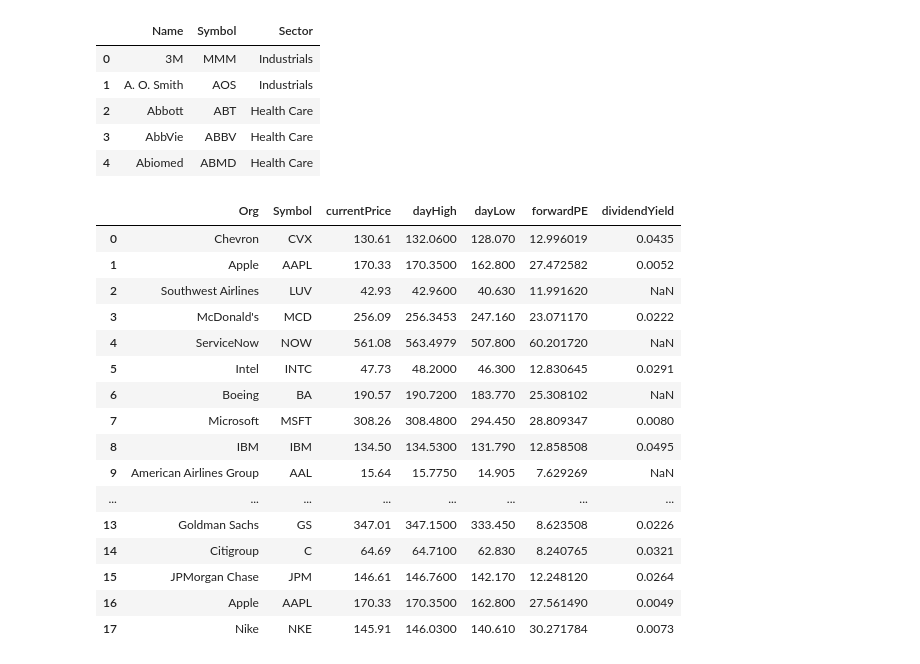
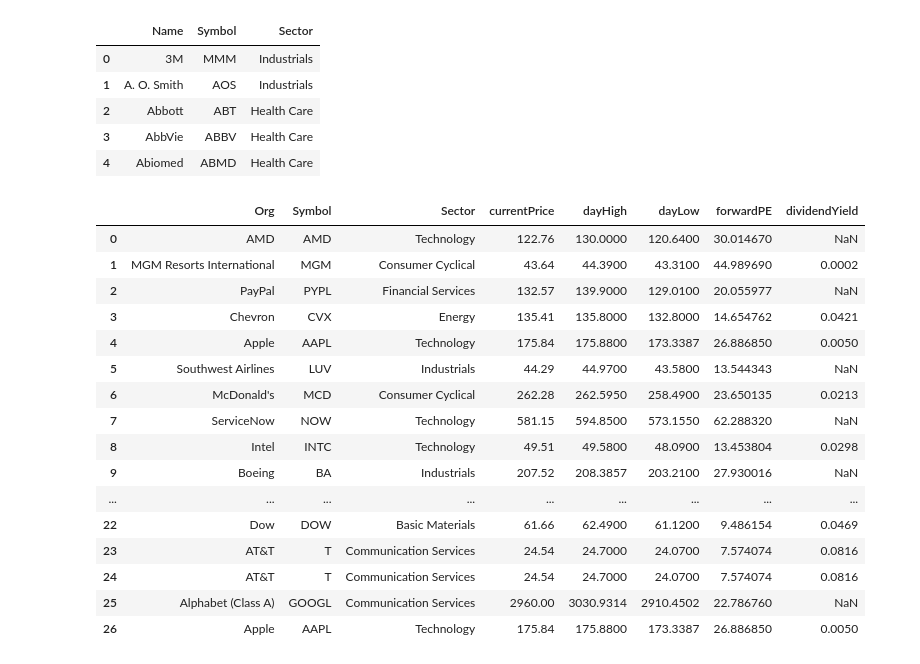
Before and after one commit to konvicnymartin/Python-FinalProject, a Jupyter notebook: Project.ipynb, the cells around one changed output. Saved outputs shown, nothing was run; the diff lists cells and outputs as text; code cells hidden in the pictures.

Commit message:
Sector exposure

```diff
--- a/Project.ipynb
+++ b/Project.ipynb
@@ -133,7 +133,10 @@ Chevron ORG shares retreat from a record after fourth-quarter DATE profit falls
+# %%
+# All headlines
+headlines = TC + TW + TY
 # %%
 # Extract ORG from headlines
 companies = []
-for title in TC:
+for title in headlines:
     doc = nlp(title.text)
     for token in doc.ents:
         if token.label_ == 'ORG':
@@ -175,51 +178,53 @@ stocks_df.head()
 stock_dict = {
     'Org': [],
     'Symbol': [],
+    'Sector': [],
     'currentPrice': [],
     'dayHigh': [],
     'dayLow': [],
     'forwardPE': [],
     'dividendYield': []
 }
 
 # collecting information
 for company in companies:
     try:
         if stocks_df['Name'].str.contains(company).sum():
             symbol = stocks_df[stocks_df['Name'].\
                                 str.contains(company)]['Symbol'].values[0]
             org_name = stocks_df[stocks_df['Name'].\
                                 str.contains(company)]['Name'].values[0]
             stock_dict['Org'].append(org_name)
             stock_dict['Symbol'].append(symbol)
             stock_info = yf.Ticker(symbol).info
+            stock_dict['Sector'].append(stock_info['sector'])
             stock_dict['currentPrice'].append(stock_info['currentPrice'])
             stock_dict['dayHigh'].append(stock_info['dayHigh'])
             stock_dict['dayLow'].append(stock_info['dayLow'])
             stock_dict['forwardPE'].append(stock_info['forwardPE'])
             stock_dict['dividendYield'].append(stock_info['dividendYield'])
         else:
             pass
     except:
         pass
 
 # dataframe
 pd.DataFrame(stock_dict)
 # %% [output]
-|  | Org | Symbol | currentPrice | dayHigh | dayLow | forwardPE | dividendYield |
-| 0 | Chevron | CVX | 130.61 | 132.0600 | 128.070 | 12.996019 | 0.0435 |
-| 1 | Apple | AAPL | 170.33 | 170.3500 | 162.800 | 27.472582 | 0.0052 |
-| 2 | Southwest Airlines | LUV | 42.93 | 42.9600 | 40.630 | 11.991620 | NaN |
-| 3 | McDonald's | MCD | 256.09 | 256.3453 | 247.160 | 23.071170 | 0.0222 |
-| 4 | ServiceNow | NOW | 561.08 | 563.4979 | 507.800 | 60.201720 | NaN |
-| 5 | Intel | INTC | 47.73 | 48.2000 | 46.300 | 12.830645 | 0.0291 |
-| 6 | Boeing | BA | 190.57 | 190.7200 | 183.770 | 25.308102 | NaN |
-| 7 | Microsoft | MSFT | 308.26 | 308.4800 | 294.450 | 28.809347 | 0.0080 |
-| 8 | IBM | IBM | 134.50 | 134.5300 | 131.790 | 12.858508 | 0.0495 |
-| 9 | American Airlines Group | AAL | 15.64 | 15.7750 | 14.905 | 7.629269 | NaN |
-| ... | ... | ... | ... | ... | ... | ... | ... |
-| 13 | Goldman Sachs | GS | 347.01 | 347.1500 | 333.450 | 8.623508 | 0.0226 |
-| 14 | Citigroup | C | 64.69 | 64.7100 | 62.830 | 8.240765 | 0.0321 |
-| 15 | JPMorgan Chase | JPM | 146.61 | 146.7600 | 142.170 | 12.248120 | 0.0264 |
-| 16 | Apple | AAPL | 170.33 | 170.3500 | 162.800 | 27.561490 | 0.0049 |
-| 17 | Nike | NKE | 145.91 | 146.0300 | 140.610 | 30.271784 | 0.0073 |
+|  | Org | Symbol | Sector | currentPrice | dayHigh | dayLow | forwardPE | dividendYield |
+| 0 | AMD | AMD | Technology | 122.76 | 130.0000 | 120.6400 | 30.014670 | NaN |
+| 1 | MGM Resorts International | MGM | Consumer Cyclical | 43.64 | 44.3900 | 43.3100 | 44.989690 | 0.0002 |
+| 2 | PayPal | PYPL | Financial Services | 132.57 | 139.9000 | 129.0100 | 20.055977 | NaN |
+| 3 | Chevron | CVX | Energy | 135.41 | 135.8000 | 132.8000 | 14.654762 | 0.0421 |
+| 4 | Apple | AAPL | Technology | 175.84 | 175.8800 | 173.3387 | 26.886850 | 0.0050 |
+| 5 | Southwest Airlines | LUV | Industrials | 44.29 | 44.9700 | 43.5800 | 13.544343 | NaN |
+| 6 | McDonald's | MCD | Consumer Cyclical | 262.28 | 262.5950 | 258.4900 | 23.650135 | 0.0213 |
+| 7 | ServiceNow | NOW | Technology | 581.15 | 594.8500 | 573.1550 | 62.288320 | NaN |
+| 8 | Intel | INTC | Technology | 49.51 | 49.5800 | 48.0900 | 13.453804 | 0.0298 |
+| 9 | Boeing | BA | Industrials | 207.52 | 208.3857 | 203.2100 | 27.930016 | NaN |
+| ... | ... | ... | ... | ... | ... | ... | ... | ... |
+| 22 | Dow | DOW | Basic Materials | 61.66 | 62.4900 | 61.1200 | 9.486154 | 0.0469 |
+| 23 | AT&T | T | Communication Services | 24.54 | 24.7000 | 24.0700 | 7.574074 | 0.0816 |
+| 24 | AT&T | T | Communication Services | 24.54 | 24.7000 | 24.0700 | 7.574074 | 0.0816 |
+| 25 | Alphabet (Class A) | GOOGL | Communication Services | 2960.00 | 3030.9314 | 2910.4502 | 22.786760 | NaN |
+| 26 | Apple | AAPL | Technology | 175.84 | 175.8800 | 173.3387 | 26.886850 | 0.0050 |
```
Also changed, not shown: parts of 8 cells of this notebook, 1 other file.
